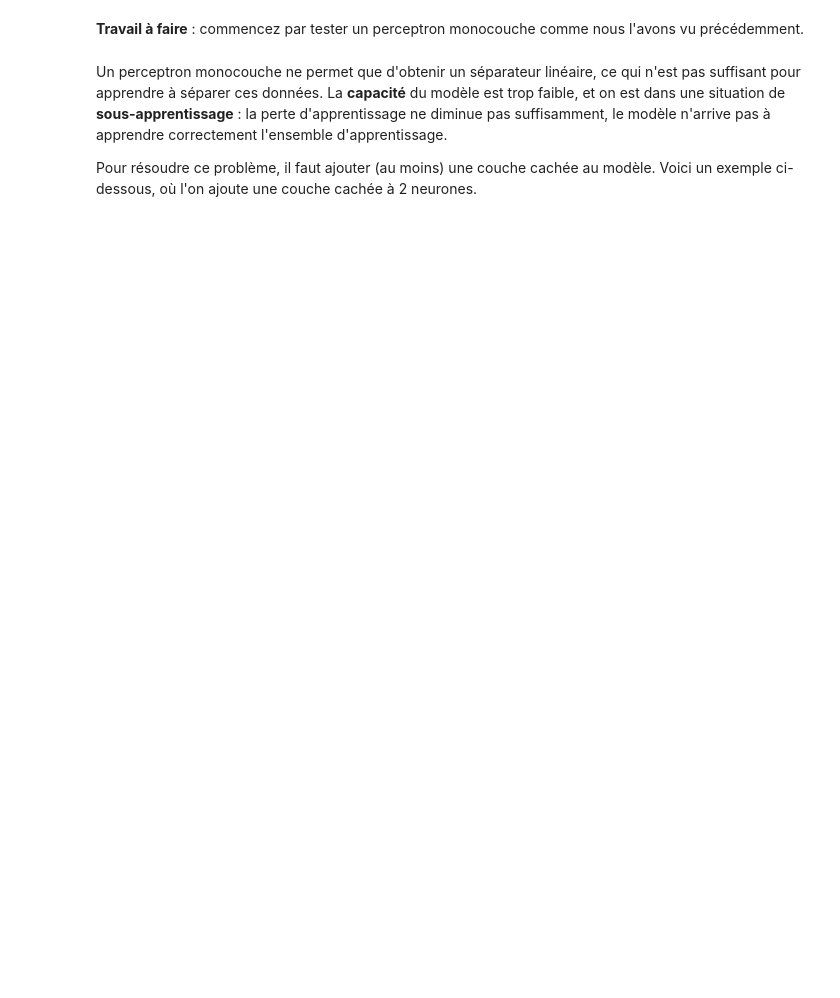
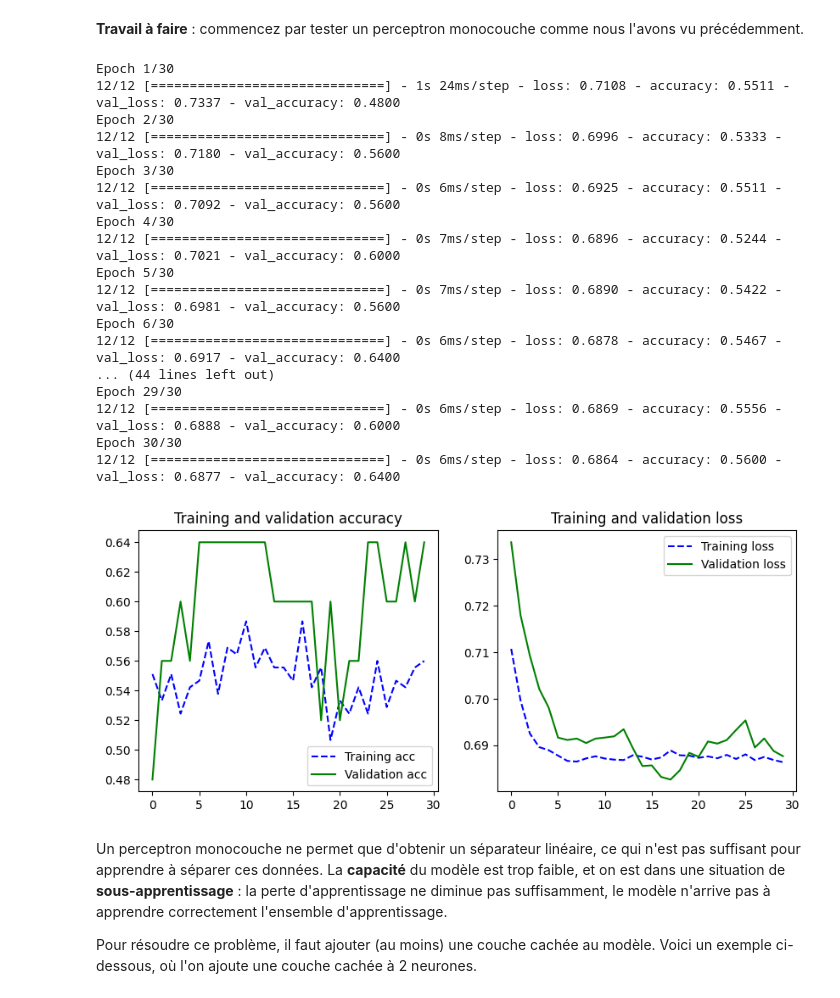
Before and after one commit to sully-vian/N7-1A, a Jupyter notebook: 1A/App/TP_5_Classification_avec_Keras_Tensorflow_Sujet.ipynb, the cells around one changed output. Drawn from its saved outputs; the diff is of its cells as text; code cells hidden in the pictures; blank space fills up the shorter version.

```diff
--- a/1A/App/TP_5_Classification_avec_Keras_Tensorflow_Sujet.ipynb
+++ b/1A/App/TP_5_Classification_avec_Keras_Tensorflow_Sujet.ipynb
@@ -155,5 +194,41 @@ plt.show()
 # %% [markdown]
 **Travail à faire** : commencez par tester un perceptron monocouche comme nous l'avons vu précédemment.
+# %%
+model2 = Sequential()
+
+model2.add(Dense(1, activation='sigmoid', input_dim=2))
+
+sgd2 = optimizers.SGD(learning_rate=0.1)
+
+model2.compile(optimizer = sgd2,
+              loss = 'binary_crossentropy',
+              metrics = ['accuracy'])
+
+history = model2.fit(x_train, y_train,
+                    validation_data = (x_test, y_test),
+                    epochs = 30,
+                    batch_size = 20)
+
+plot_training_analysis(history)
+# %% [output]
+Epoch 1/30
+12/12 [==============================] - 1s 24ms/step - loss: 0.7108 - accuracy: 0.5511 - val_loss: 0.7337 - val_accuracy: 0.4800
+Epoch 2/30
+12/12 [==============================] - 0s 8ms/step - loss: 0.6996 - accuracy: 0.5333 - val_loss: 0.7180 - val_accuracy: 0.5600
+Epoch 3/30
+12/12 [==============================] - 0s 6ms/step - loss: 0.6925 - accuracy: 0.5511 - val_loss: 0.7092 - val_accuracy: 0.5600
+Epoch 4/30
+12/12 [==============================] - 0s 7ms/step - loss: 0.6896 - accuracy: 0.5244 - val_loss: 0.7021 - val_accuracy: 0.6000
+Epoch 5/30
+12/12 [==============================] - 0s 7ms/step - loss: 0.6890 - accuracy: 0.5422 - val_loss: 0.6981 - val_accuracy: 0.5600
+Epoch 6/30
+12/12 [==============================] - 0s 6ms/step - loss: 0.6878 - accuracy: 0.5467 - val_loss: 0.6917 - val_accuracy: 0.6400
+... (44 lines left out)
+Epoch 29/30
+12/12 [==============================] - 0s 6ms/step - loss: 0.6869 - accuracy: 0.5556 - val_loss: 0.6888 - val_accuracy: 0.6000
+Epoch 30/30
+12/12 [==============================] - 0s 6ms/step - loss: 0.6864 - accuracy: 0.5600 - val_loss: 0.6877 - val_accuracy: 0.6400
+[figure, added]
 # %% [markdown]
 Un perceptron monocouche ne permet que d'obtenir un séparateur linéaire, ce qui n'est pas suffisant pour apprendre à séparer ces données. La **capacité** du modèle est trop faible, et on est dans une situation de **sous-apprentissage** : la perte d'apprentissage ne diminue pas suffisamment, le modèle n'arrive pas à apprendre correctement l'ensemble d'apprentissage.
 
```
Also changed, not shown: parts of 14 cells of this notebook.
